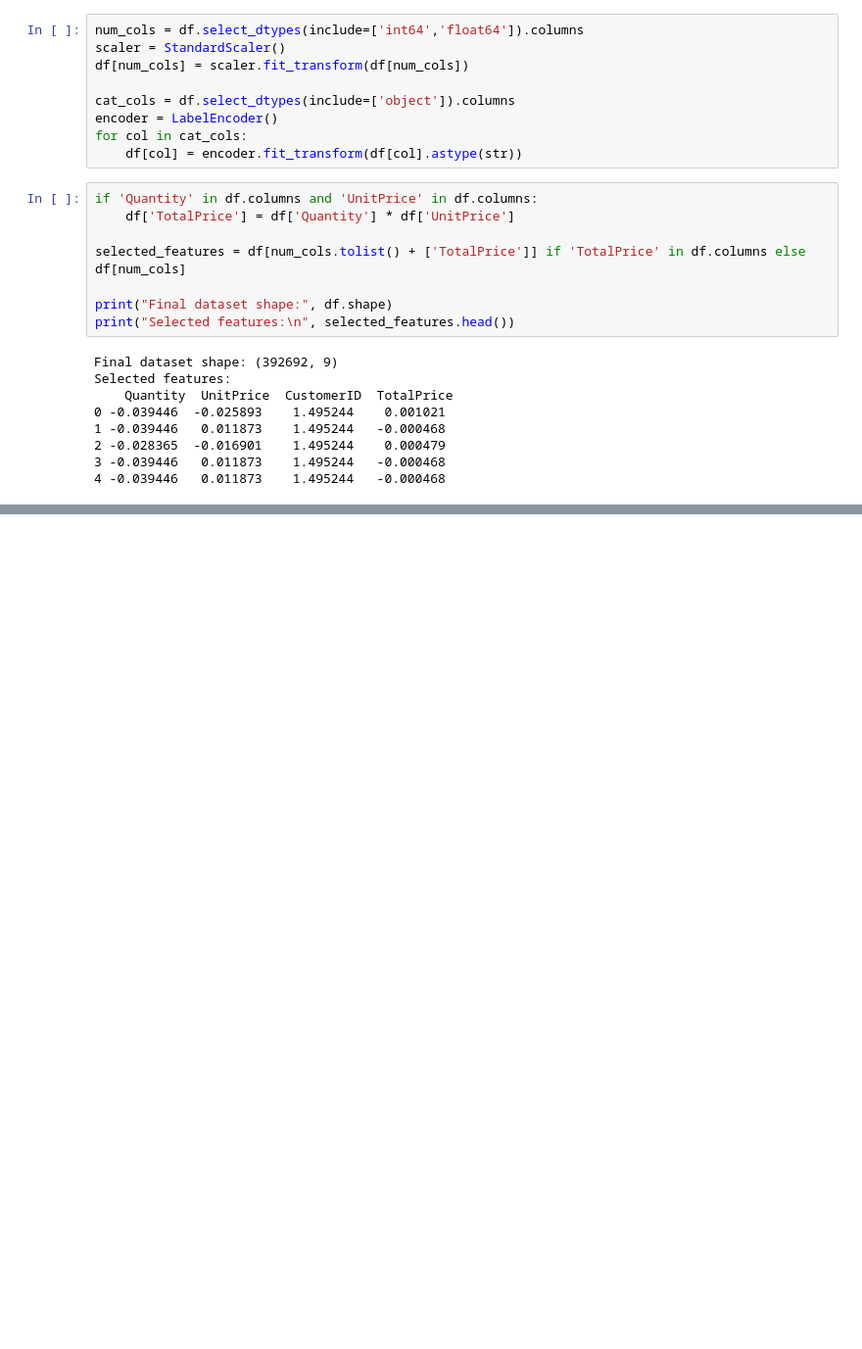
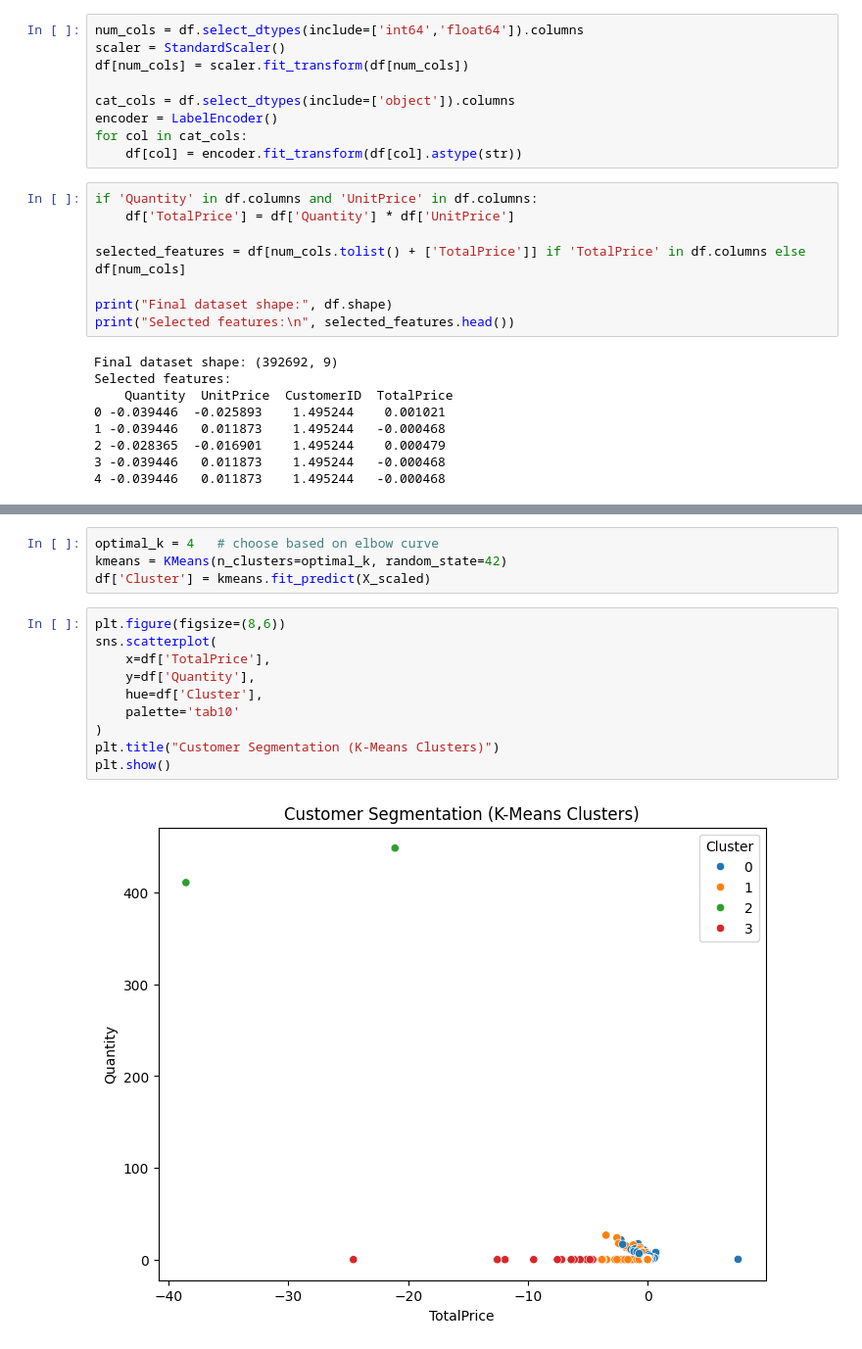
Before and after one commit to AdityaRaj-03/MentorMind-Segmentation, a Jupyter notebook: CustomerSegmentation_KMeans_AdityaRaj.ipynb, the cells around one changed output, grey strips where cells are left out. Shown at 98% size. Drawn from its saved outputs; the diff is of its cells as text; blank space fills up the shorter version.

```diff
--- a/CustomerSegmentation_KMeans_AdityaRaj.ipynb
+++ b/CustomerSegmentation_KMeans_AdityaRaj.ipynb
@@ -65,0 +89,16 @@ Selected features:
+# %%
+optimal_k = 4   # choose based on elbow curve
+kmeans = KMeans(n_clusters=optimal_k, random_state=42)
+df['Cluster'] = kmeans.fit_predict(X_scaled)
+# %%
+plt.figure(figsize=(8,6))
+sns.scatterplot(
+    x=df['TotalPrice'],
+    y=df['Quantity'],
+    hue=df['Cluster'],
+    palette='tab10'
+)
+plt.title("Customer Segmentation (K-Means Clusters)")
+plt.show()
+# %% [output]
+[figure, added]
```
Also changed, not shown: parts of 4 cells of this notebook.
